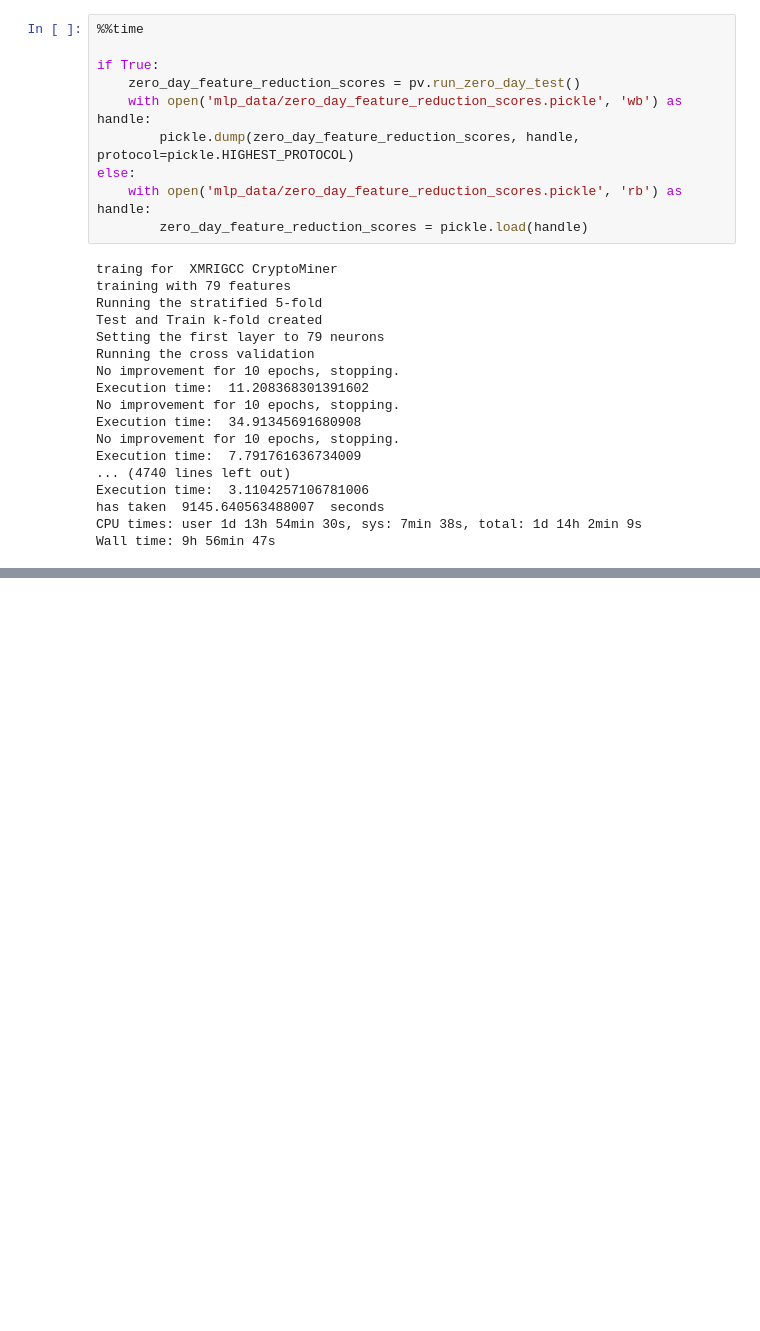
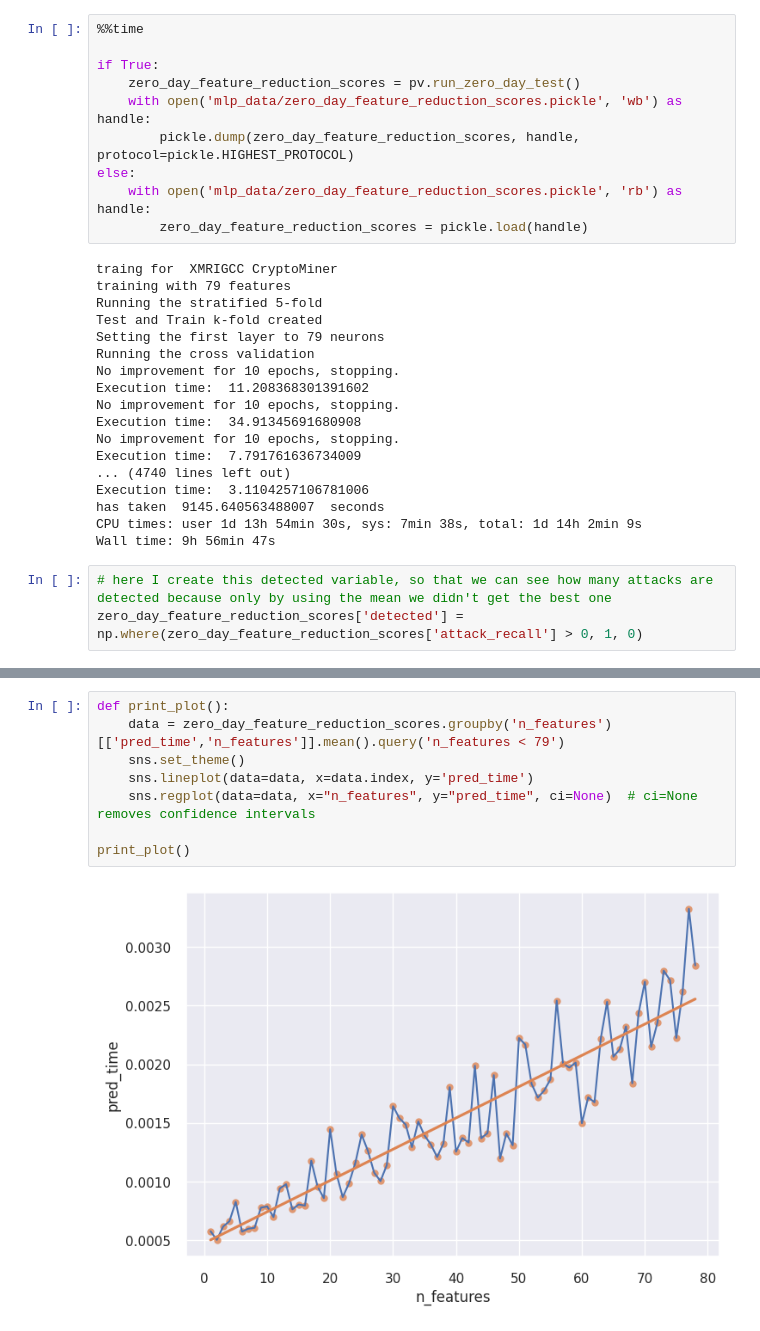
Before and after one commit to ludotosk/tesi, a Jupyter notebook: tesi-mlp-torch.ipynb, the cells around one changed output, grey strips where cells are left out. Cells and saved outputs as stored; diff of their text form; blank space fills up the shorter version.

Commit message:
only knn missing

```diff
--- a/tesi-mlp-torch.ipynb
+++ b/tesi-mlp-torch.ipynb
@@ -337,3 +372,6 @@ Execution time:  3.1104257106781006
 has taken  9145.640563488007  seconds
 CPU times: user 1d 13h 54min 30s, sys: 7min 38s, total: 1d 14h 2min 9s
 Wall time: 9h 56min 47s
+# %%
+# here I create this detected variable, so that we can see how many attacks are detected because only by using the mean we didn't get the best one
+zero_day_feature_reduction_scores['detected'] = np.where(zero_day_feature_reduction_scores['attack_recall'] > 0, 1, 0)
@@ -339,0 +394,10 @@ Wall time: 9h 56min 47s
+# %%
+def print_plot():
+    data = zero_day_feature_reduction_scores.groupby('n_features')[['pred_time','n_features']].mean().query('n_features < 79')
+    sns.set_theme()
+    sns.lineplot(data=data, x=data.index, y='pred_time')
+    sns.regplot(data=data, x="n_features", y="pred_time", ci=None)  # ci=None removes confidence intervals
+
+print_plot()
+# %% [output]
+[figure, added]
```
Also changed, not shown: parts of 13 cells of this notebook, 2 other files.
